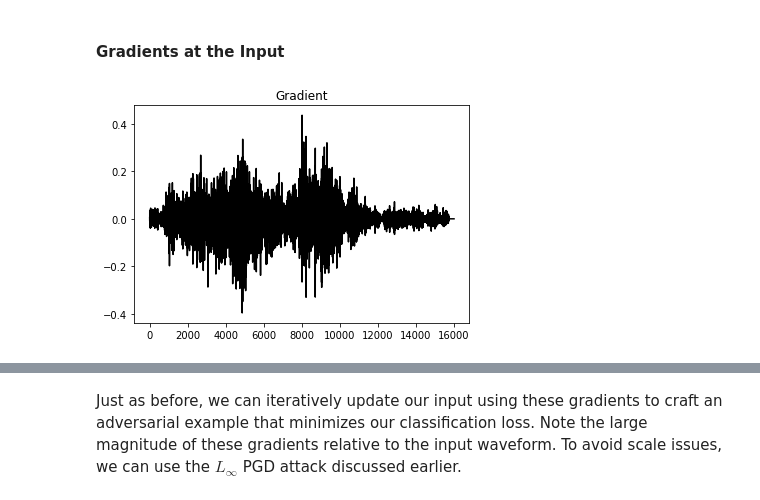
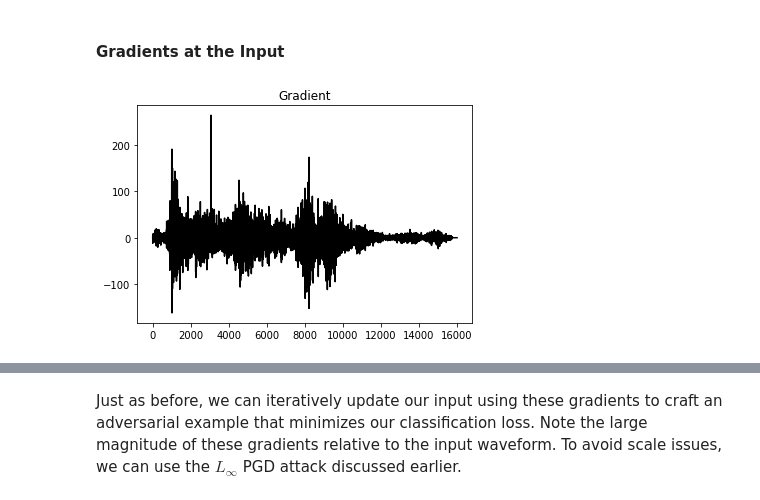
Before and after one commit to cs449f23/lectures, a Jupyter notebook: notebooks/4_adversarial.ipynb, the cells around one changed output, grey strips where cells are left out. Drawn from its saved outputs; the diff is of its cells as text; code cells hidden in the pictures.

```diff
--- a/notebooks/4_adversarial.ipynb
+++ b/notebooks/4_adversarial.ipynb
@@ -477,36 +477,36 @@ Just as before, we see (or hear) that we may fail to change the model's predicti
 #### Gradients at the Input
 # %%
 # pick a class we want the network to predict given our adversarial input
-target = torch.tensor([0]).to(device)
+target = torch.tensor([1]).to(device)
 
 # our input audio
 x, y = batch_x[100:101].to(device), batch_y[100:101].to(device)
 x = x.detach().reshape(1, 1, 16000).requires_grad_(True)
 
 # clear gradients
 x.grad = None
 
 # do not tack gradients for model -- only input
 for p in model.parameters():
     p.requires_grad = False
 model.eval()
 
 # pass through model and compute loss: how "far" is prediction from target?
 outputs = model(x)
 loss = torch.nn.functional.cross_entropy(outputs, target)
 
 # compute gradient of loss w.r.t. our input
 loss.backward()
 
 # plot gradient
 grad = x.grad.detach().cpu().flatten().numpy()
 plt.title("Gradient")
 plt.plot(grad, 'k-')
 plt.show()
 
 play_audiomnist(x.grad)
 # %% [output]
-[figure, old version]
+[figure, new version]
 [interactive output not drawn]
 # %% [markdown]
 Just as before, we can iteratively update our input using these gradients to craft an adversarial example that minimizes our classification loss. Note the large magnitude of these gradients relative to the input waveform. To avoid scale issues, we can use the $L_\infty$ PGD attack discussed earlier.
```
Also changed, not shown: parts of 1 cell of this notebook, 2 other files.
